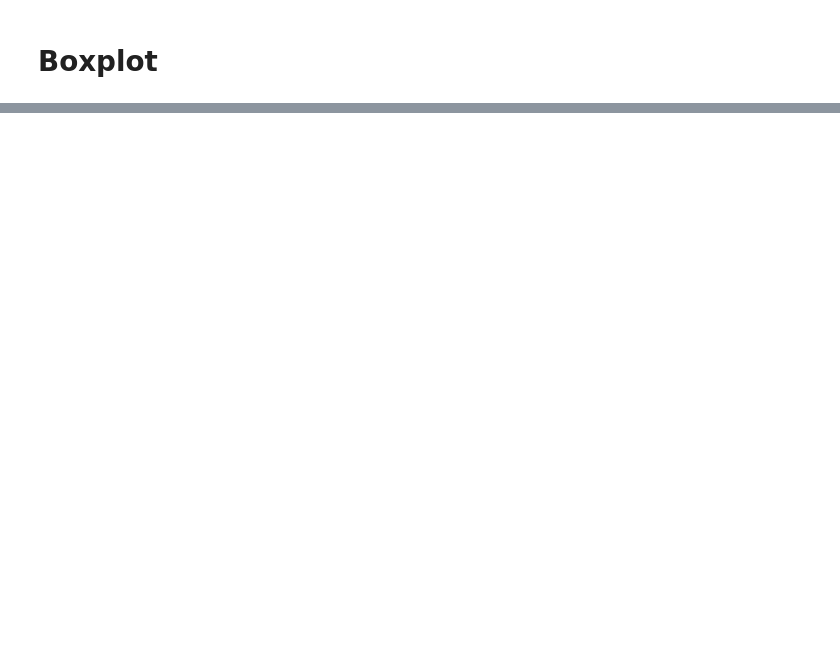
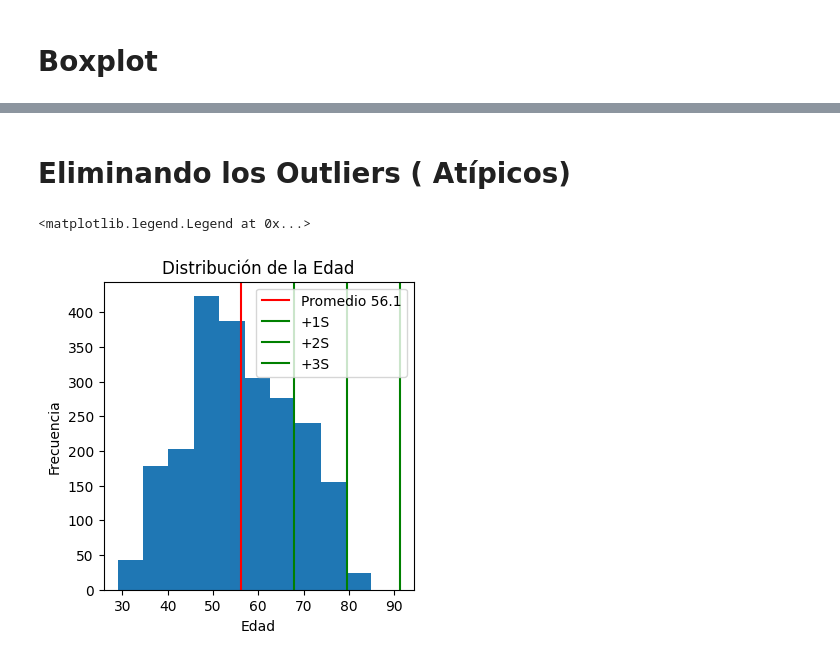
Before and after one commit to DeisyData/Fundamentos_IA, a Jupyter notebook: S5_C2_EDA_marketing_clase.ipynb, the cells around one changed output, grey strips where cells are left out. Cells and saved outputs as stored; diff of their text form; code cells hidden in the pictures; blank space fills up the shorter version.

```diff
--- a/S5_C2_EDA_marketing_clase.ipynb
+++ b/S5_C2_EDA_marketing_clase.ipynb
@@ -248,0 +269,26 @@ df['Total_Income'] = df['MntWines'] + df['MntFruits'] + df['MntMeatProducts'] +
+# %% [markdown]
+# Eliminando los Outliers ( Atípicos)
+# %%
+# 3 desviaciones
+limite_superior = promedioEdad + 3*desvEdad
+limite_inferior = promedioEdad - 3*desvEdad
+
+df['Edad'] = df[df['Edad'] >= limite_inferior]['Edad']
+df['Edad'] = df[df['Edad'] <= limite_superior]['Edad']
+
+promedioEdad = round(np.mean(df['Edad']),2)
+desvEdad = round(np.std(df['Edad']),2)
+
+plt.figure(figsize=(4,4))
+plt.hist(df['Edad'])
+plt.xlabel('Edad')
+plt.ylabel('Frecuencia')
+plt.title('Distribución de la Edad')
+plt.axvline(promedioEdad, color = "red", label = f'Promedio {promedioEdad}')
+plt.axvline(promedioEdad + desvEdad , color = "green", label = f'+1S')
+plt.axvline(promedioEdad + 2*desvEdad , color = "green", label = f'+2S')
+plt.axvline(promedioEdad + 3*desvEdad , color = "green", label = f'+3S')
+plt.legend()
+# %% [output]
+<matplotlib.legend.Legend at 0x...>
+[figure, added]
```
Also changed, not shown: parts of 19 cells of this notebook.
